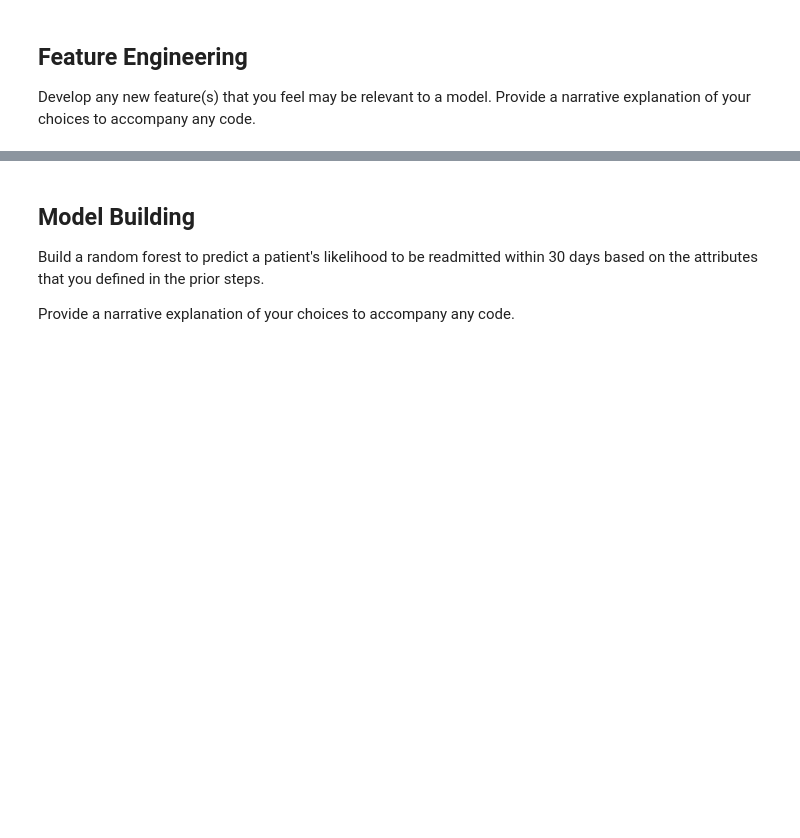
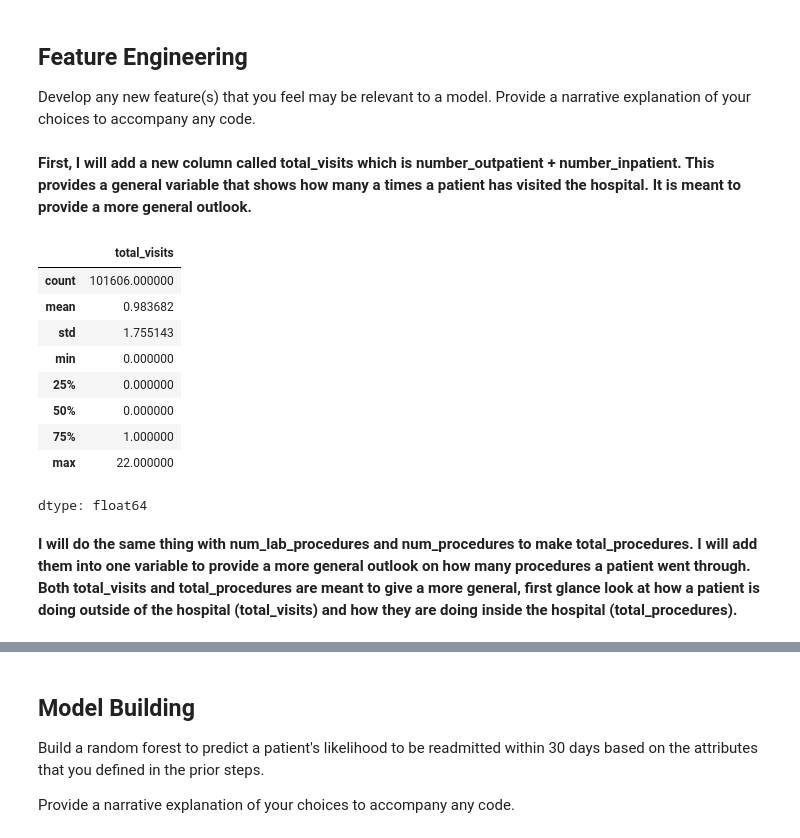
Before and after one commit to tsal4/data2000_labs, a Jupyter notebook: exams/sp2026-midterm.ipynb, the cells around one changed output, grey strips where cells are left out. Cells and saved outputs as stored; diff of their text form; code cells hidden in the pictures; blank space fills up the shorter version.

```diff
--- a/exams/sp2026-midterm.ipynb
+++ b/exams/sp2026-midterm.ipynb
@@ -246,3 +253,22 @@ memory usage: 12.8 MB
 ## Feature Engineering
 
 Develop any new feature(s) that you feel may be relevant to a model. Provide a narrative explanation of your choices to accompany any code.
+# %% [markdown]
+**First, I will add a new column called total_visits which is number_outpatient + number_inpatient. This provides a general variable that shows how many a times a patient has visited the hospital. It is meant to provide a more general outlook.**
+# %%
+data["total_visits"] = data.loc[:, ["number_outpatient", "number_inpatient"]].sum(axis=1)
+# %%
+data["total_visits"].describe()
+# %% [output]
+|  | total_visits |
+| count | 101606.000000 |
+| mean | 0.983682 |
+| std | 1.755143 |
+| min | 0.000000 |
+| 25% | 0.000000 |
+| 50% | 0.000000 |
+| 75% | 1.000000 |
+| max | 22.000000 |
+dtype: float64
+# %% [markdown]
+**I will do the same thing with num_lab_procedures and num_procedures to make total_procedures. I will add them into one variable to provide a more general outlook on how many procedures a patient went through. Both total_visits and total_procedures are meant to give a more general, first glance look at how a patient is doing outside of the hospital (total_visits) and how they are doing inside the hospital (total_procedures).**
```
Also changed, not shown: parts of 22 cells of this notebook.
